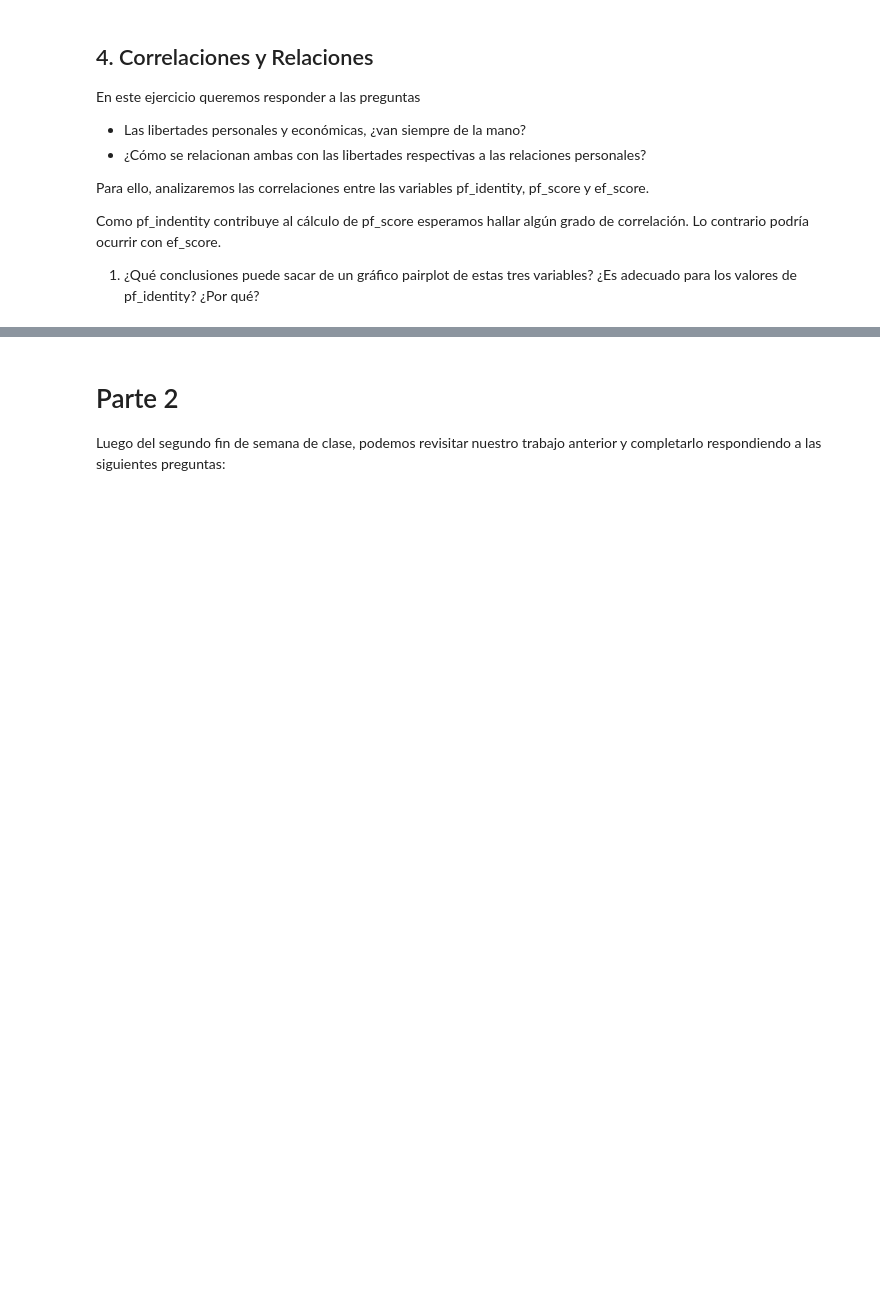
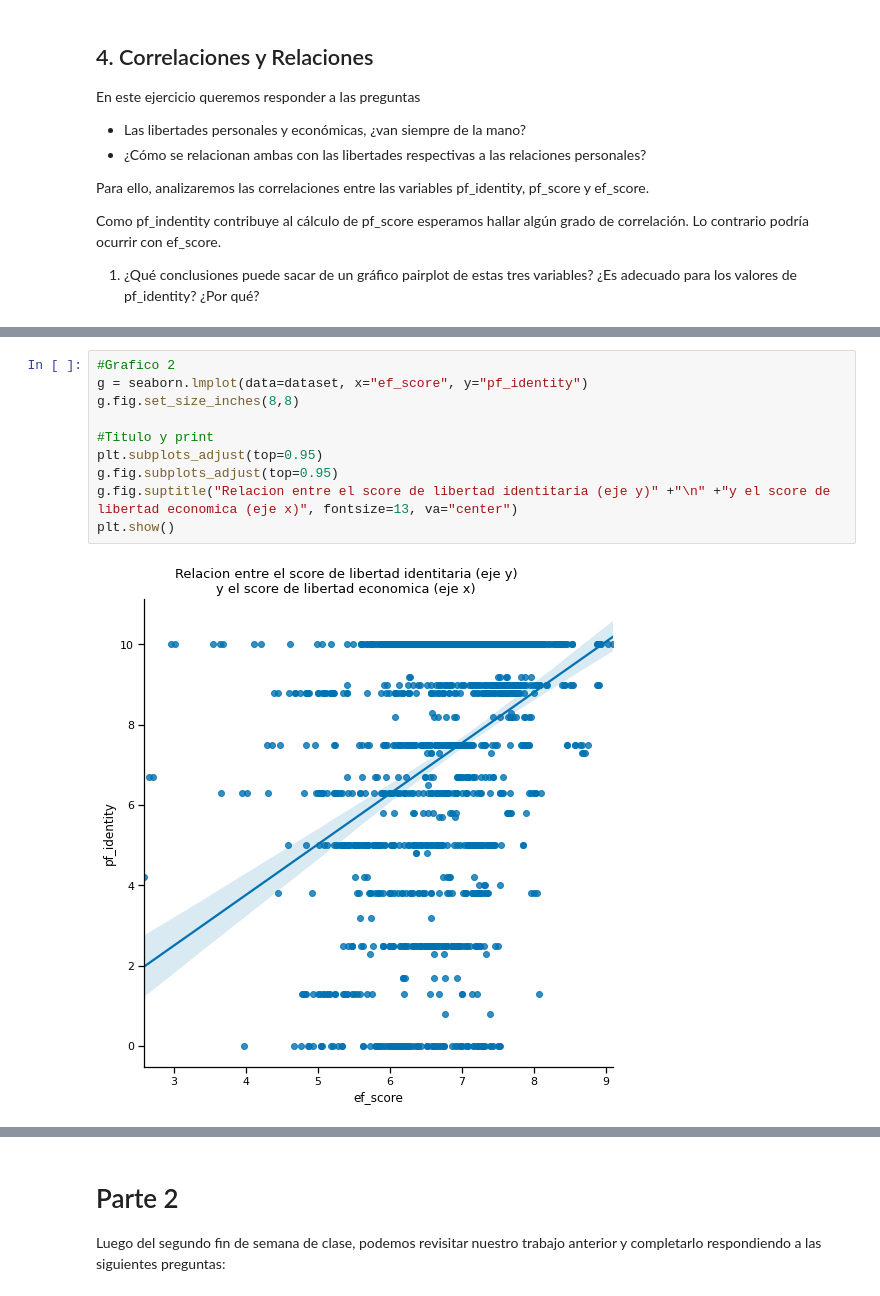
Before and after one commit to mauroeparis/ayvc2g9p1, a Jupyter notebook: practico.ipynb, the cells around one changed output, grey strips where cells are left out. Cells and saved outputs as stored; diff of their text form; blank space fills up the shorter version.

```diff
--- a/practico.ipynb
+++ b/practico.ipynb
@@ -395,0 +434,12 @@ Como pf_indentity contribuye al cálculo de pf_score esperamos hallar algún gra
+# %%
+#Grafico 2
+g = seaborn.lmplot(data=dataset, x="ef_score", y="pf_identity")
+g.fig.set_size_inches(8,8)
+
+#Titulo y print
+plt.subplots_adjust(top=0.95)
+g.fig.subplots_adjust(top=0.95)
+g.fig.suptitle("Relacion entre el score de libertad identitaria (eje y)" +"\n" +"y el score de libertad economica (eje x)", fontsize=13, va="center")
+plt.show()
+# %% [output]
+[figure, added]
```
Also changed, not shown: parts of 43 cells of this notebook, 3 other files.
